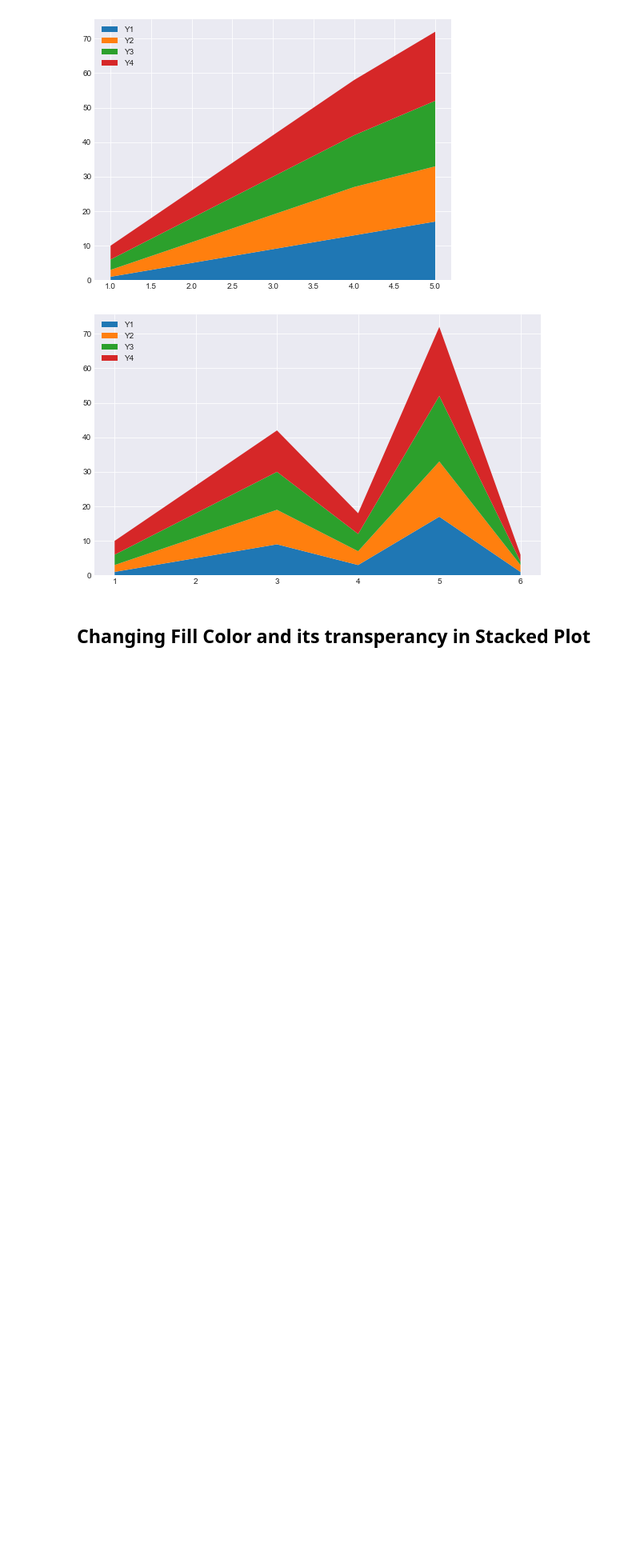
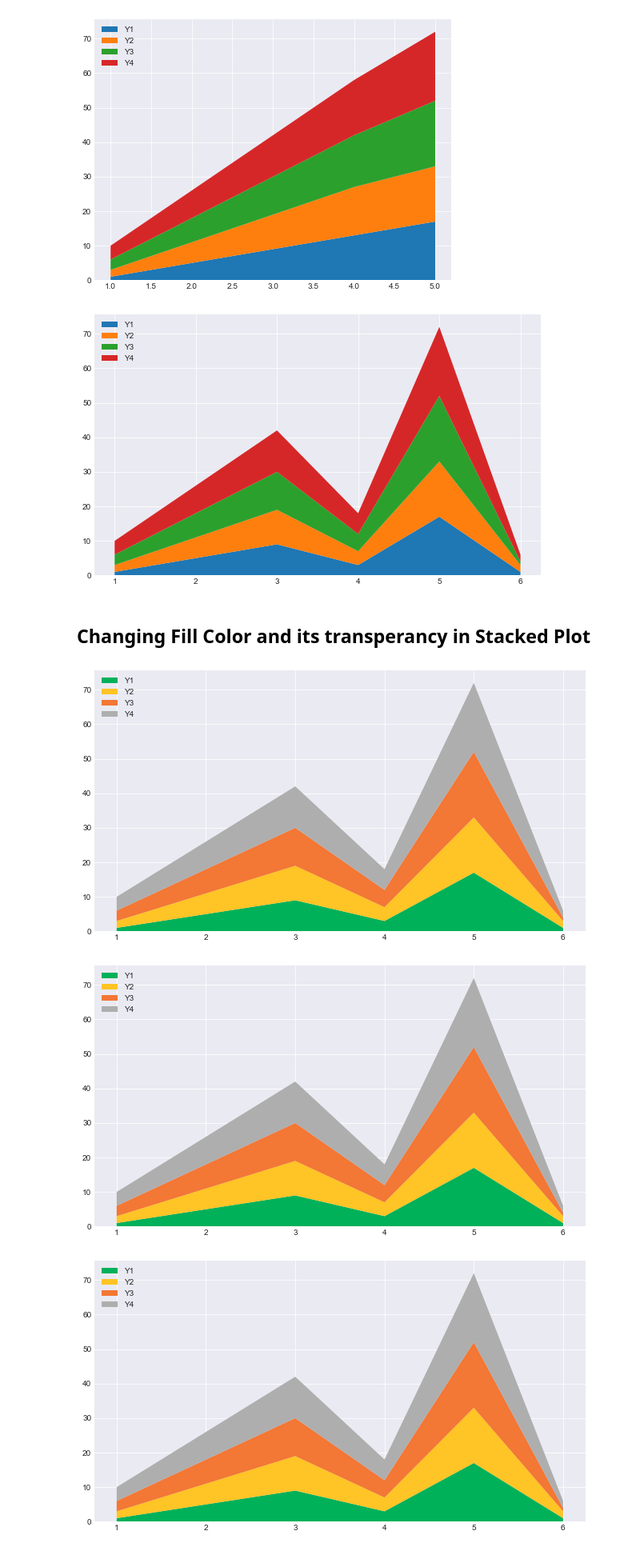
Before and after one commit to uannabi/MatPlotLibGraph, a Jupyter notebook: StackPlot.ipynb, the cells around one changed output. Shown: that part at 80% size. Drawn from its saved outputs; the diff is of its cells as text; code cells hidden in the pictures; blank space fills up the shorter version.

```diff
--- a/StackPlot.ipynb
+++ b/StackPlot.ipynb
@@ -44,15 +41,22 @@ y=[ [1,5,9,3,17,1], [2,6,10,4,16,2], [3,7,11,5,19,1] , [4,8,12,6,20,2] ]
 # %%
+x=np.arange(1,7)
+y=[ [1,5,9,3,17,1], [2,6,10,4,16,2], [3,7,11,5,19,1] , [4,8,12,6,20,2] ]
+
 plt.figure(figsize=(11,6))
-plt.stackplot(x,y , labels=['Y1','Y2','Y3','Y4'] , colors= ["#00b159" , "#ffc425", "#f37735
+plt.stackplot(x,y , labels=['Y1','Y2','Y3','Y4'] , colors= ["#00b159" , "#ffc425", "#f37735","#aeaeae"])
 plt.legend(loc='upper left')
 plt.show()
 
 plt.figure(figsize=(11,6))
-plt.stackplot(x,y, labels=['Y1','Y2','Y3','Y4'], colors= ["#00b159" , "#ffc425", "#f37735",
+plt.stackplot(x,y, labels=['Y1','Y2','Y3','Y4'], colors= ["#00b159" , "#ffc425", "#f37735","#aeaeae"])
 plt.legend(loc='upper left')
 plt.show()
 
 plt.figure(figsize=(11,6))
-plt.stackplot(x,y, labels=['Y1','Y2','Y3','Y4'], colors= ["#00b159" , "#ffc425", "#f37735",
+plt.stackplot(x,y, labels=['Y1','Y2','Y3','Y4'], colors= ["#00b159" , "#ffc425", "#f37735","#aeaeae"])
 plt.legend(loc='upper left')
 plt.show()
+# %% [output]
+[figure, added]
+[figure, added]
+[figure, added]
```
Also changed, not shown: parts of 1 cell of this notebook.
